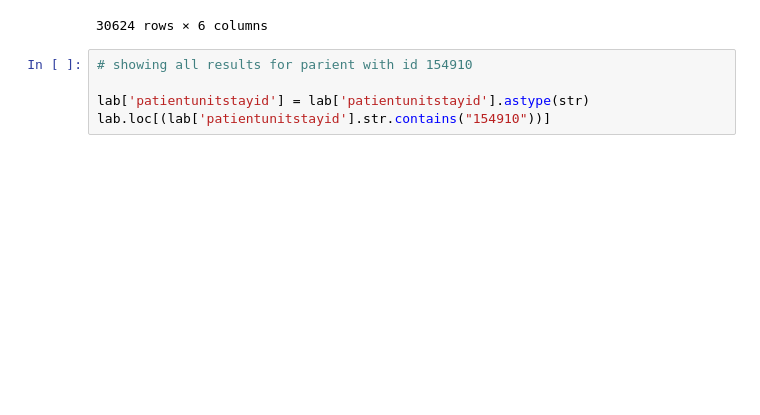
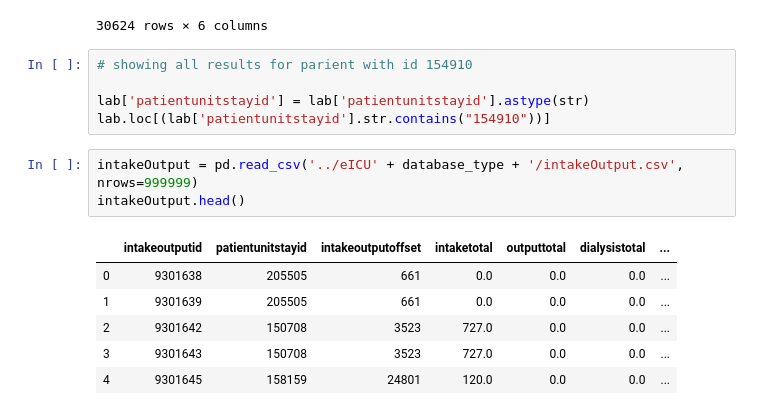
Before and after one commit to StallionsProject/SepsisPrediction, a Jupyter notebook: Jupyter Notebooks/patient-timeseries.ipynb, the cells around one changed output. Saved outputs shown, nothing was run; the diff lists cells and outputs as text; blank space fills up the shorter version.

```diff
--- a/Jupyter Notebooks/patient-timeseries.ipynb
+++ b/Jupyter Notebooks/patient-timeseries.ipynb
@@ -99,3 +99,13 @@ lab.loc[(lab['labname'].str.contains("creatinine"))]
 
 lab['patientunitstayid'] = lab['patientunitstayid'].astype(str)
 lab.loc[(lab['patientunitstayid'].str.contains("154910"))]
+# %%
+intakeOutput = pd.read_csv('../eICU' + database_type + '/intakeOutput.csv', nrows=999999)
+intakeOutput.head()
+# %% [output]
+|  | intakeoutputid | patientunitstayid | intakeoutputoffset | intaketotal | outputtotal | dialysistotal | ... |
+| 0 | 9301638 | 205505 | 661 | 0.0 | 0.0 | 0.0 | ... |
+| 1 | 9301639 | 205505 | 661 | 0.0 | 0.0 | 0.0 | ... |
+| 2 | 9301642 | 150708 | 3523 | 727.0 | 0.0 | 0.0 | ... |
+| 3 | 9301643 | 150708 | 3523 | 727.0 | 0.0 | 0.0 | ... |
+| 4 | 9301645 | 158159 | 24801 | 120.0 | 0.0 | 0.0 | ... |
```
Also changed, not shown: parts of 2 cells of this notebook, 1 other file.
